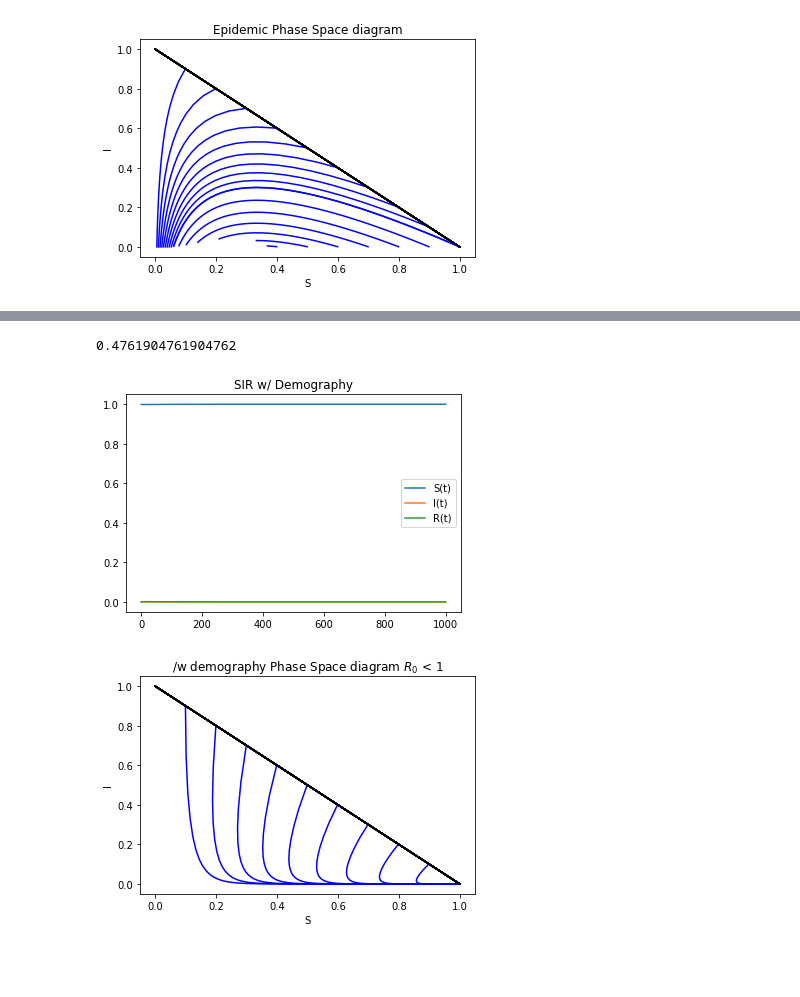
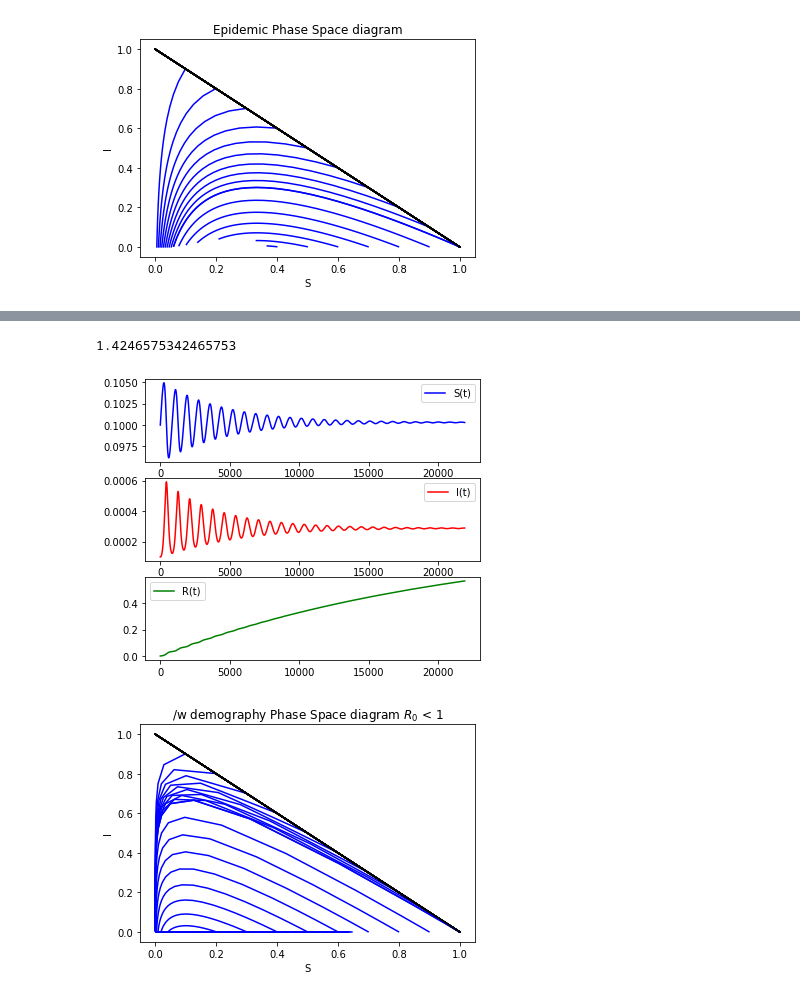
Before and after one commit to Folkert94/ICLS, a Jupyter notebook: Assignment/1/F_Stijnman_10475206_assignment1.ipynb, the cells around one changed output, grey strips where cells are left out. Cells and saved outputs as stored; diff of their text form; code cells hidden in the pictures; blank space fills up the shorter version.

```diff
--- a/Assignment/1/F_Stijnman_10475206_assignment1.ipynb
+++ b/Assignment/1/F_Stijnman_10475206_assignment1.ipynb
@@ -150,45 +142,52 @@ Found beta = 0.0020368392102385856 and gamma = 0.41776934364074053
 # %%
 def sir_demography(y, t, mu, beta, gamma):
     S, I, R = y
 
     ds_dt = mu - (beta * S * I) - (mu * S)
     di_dt = (beta * S * I) - (gamma * I) - (mu * I)
     dr_dt = (gamma * I) - (mu * R)
 
     return([ds_dt, di_dt, dr_dt])
 
-t = np.linspace(0, 1000, 1000)
+t = np.linspace(0, 60*365, 60*365)
 
-beta = 1/6
-gamma = 1/3
-mu = 1/(60)
+beta = 520/365
+gamma = 1/7
+mu = 1/(60*365)
 R_0 = beta / (gamma + mu)
-print(R_0)
-S0 = 0.999
-I0 = 0.001
+S0 = 0.1
+I0 = 1e-4
 R0 = 0
+print(beta)
 
 y = [S0, I0, R0]
 
 
 solution = scipy.integrate.odeint(sir_demography, y, t, args=(mu, beta, gamma))
-plt.plot(t, solution[:,0], label="S(t)")
-plt.plot(t, solution[:,1], label="I(t)")
-plt.plot(t, solution[:,2], label="R(t)")
+
+plt.subplots_adjust(top = 1.1)
+plt.subplot(311)
+plt.plot(t, solution[:,0], label="S(t)", color='b')
+plt.legend()
+plt.subplot(312)
+plt.plot(t, solution[:,1], label="I(t)", color='r')
+plt.legend()
+plt.subplot(313)
+plt.plot(t, solution[:,2], label="R(t)", color='g')
+plt.legend()
 
 # TO DO: FIX LEGEND
 
-plt.title("SIR w/ Demography")
-plt.legend()
+plt.savefig("endemic_simple.png", dpi=300)
 plt.show()
 # %% [output]
-0.4761904761904762
+1.4246575342465753
-[figure, old version]
+[figure, new version]
 # %%
 S = np.arange(0.099, 1, 0.1)
 I = np.append(np.flip(np.arange(0.001, 1, 0.1)), np.repeat(0.001, 10))
 
-t = np.linspace(0, 1000, 1000)
+t = np.linspace(0, 60*365, 60*365)
 
 for i in range(20):
     j = i % 10
@@ -201,4 +200,4 @@ for i in range(20):
     plt.ylabel("I")
     plt.savefig("epidemic3.png", dpi=300)
 # %% [output]
-[figure, old version]
+[figure, new version]
```
Also changed, not shown: parts of 10 cells of this notebook, 8 other files.
